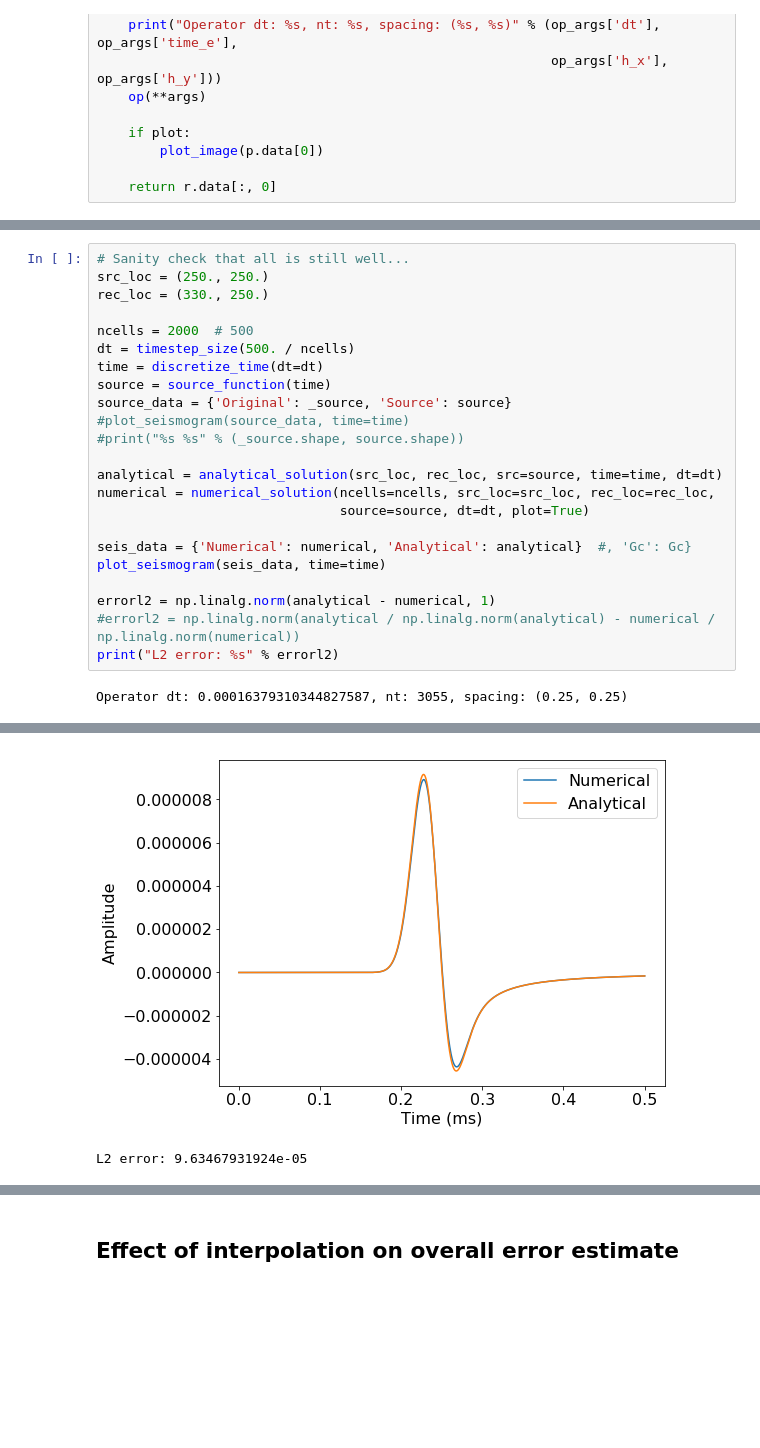
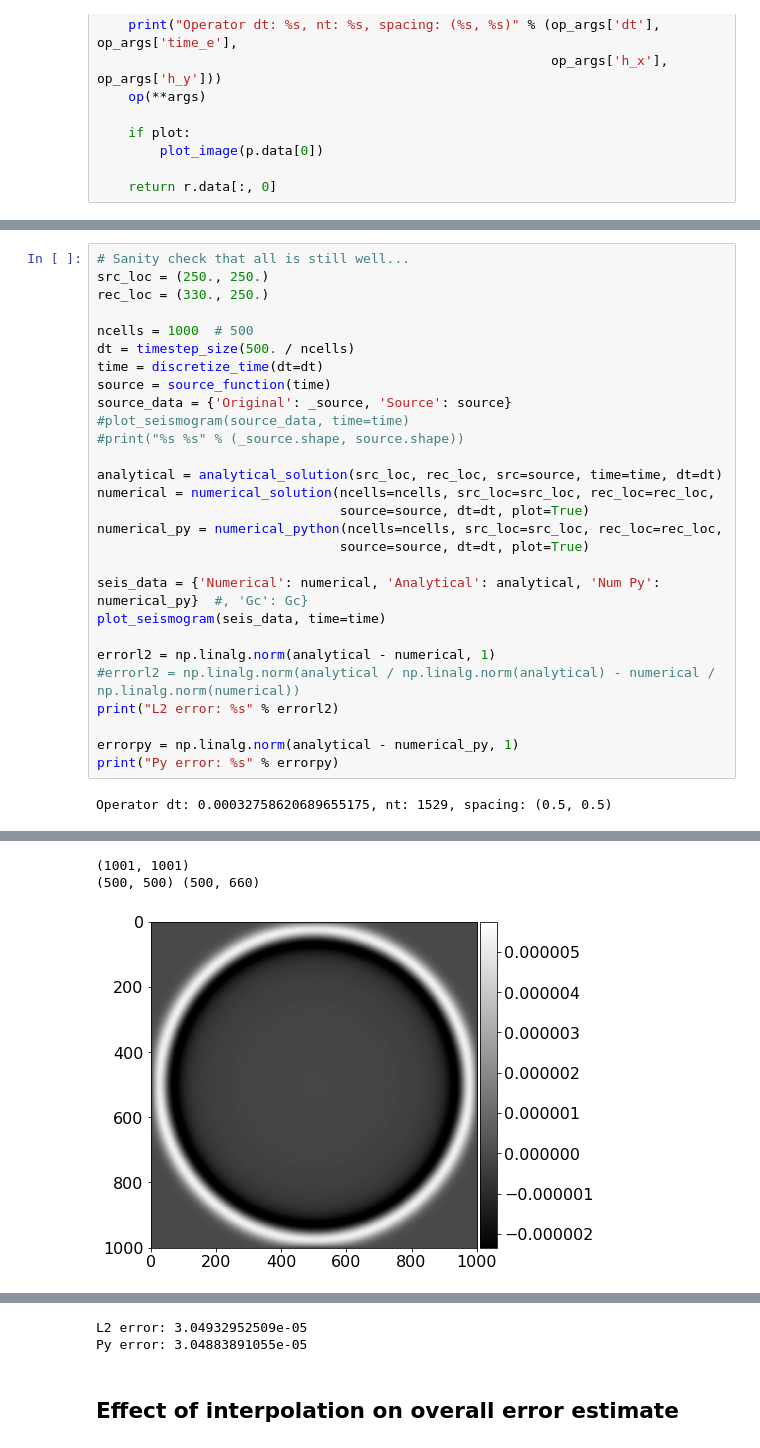
Before and after one commit to gamdow/devito, a Jupyter notebook: examples/seismic/convergence.ipynb, the cells around one changed output, grey strips where cells are left out. Saved outputs shown, nothing was run; the diff lists cells and outputs as text; blank space fills up the shorter version.

Commit message:
Convergence: Adding Python-based solver to verify our method

```diff
--- a/examples/seismic/convergence.ipynb
+++ b/examples/seismic/convergence.ipynb
@@ -392,7 +456,7 @@ def numerical_solution(ncells=500, src_loc=(250., 250.), rec_loc=(330., 250.),
 src_loc = (250., 250.)
 rec_loc = (330., 250.)
 
-ncells = 2000  # 500
+ncells = 1000  # 500
 dt = timestep_size(500. / ncells)
 time = discretize_time(dt=dt)
 source = source_function(time)
@@ -403,12 +467,17 @@ source_data = {'Original': _source, 'Source': source}
 analytical = analytical_solution(src_loc, rec_loc, src=source, time=time, dt=dt)
 numerical = numerical_solution(ncells=ncells, src_loc=src_loc, rec_loc=rec_loc,
                                source=source, dt=dt, plot=True)
+numerical_py = numerical_python(ncells=ncells, src_loc=src_loc, rec_loc=rec_loc,
+                               source=source, dt=dt, plot=True)
 
-seis_data = {'Numerical': numerical, 'Analytical': analytical}  #, 'Gc': Gc}
+seis_data = {'Numerical': numerical, 'Analytical': analytical, 'Num Py': numerical_py}  #, 'Gc': Gc}
 plot_seismogram(seis_data, time=time)
 
 errorl2 = np.linalg.norm(analytical - numerical, 1)
 #errorl2 = np.linalg.norm(analytical / np.linalg.norm(analytical) - numerical / np.linalg.norm(numerical))
 print("L2 error: %s" % errorl2)
+
+errorpy = np.linalg.norm(analytical - numerical_py, 1)
+print("Py error: %s" % errorpy)
 # %% [output]
-Operator dt: 0.00016379310344827587, nt: 3055, spacing: (0.25, 0.25)
+Operator dt: 0.00032758620689655175, nt: 1529, spacing: (0.5, 0.5)
@@ -416,2 +485,3 @@ Operator dt: 0.00016379310344827587, nt: 3055, spacing: (0.25, 0.25)
+(1001, 1001)
+(500, 500) (500, 660)
-[figure, old version]
+[figure, new version]
-L2 error: 9.63467931924e-05
@@ -418,3 +489,5 @@ L2 error: 9.63467931924e-05
+L2 error: 3.04932952509e-05
+Py error: 3.04883891055e-05
 # %% [markdown]
 ## Effect of interpolation on overall error estimate
 # %%
```
Also changed, not shown: parts of 4 cells of this notebook.
